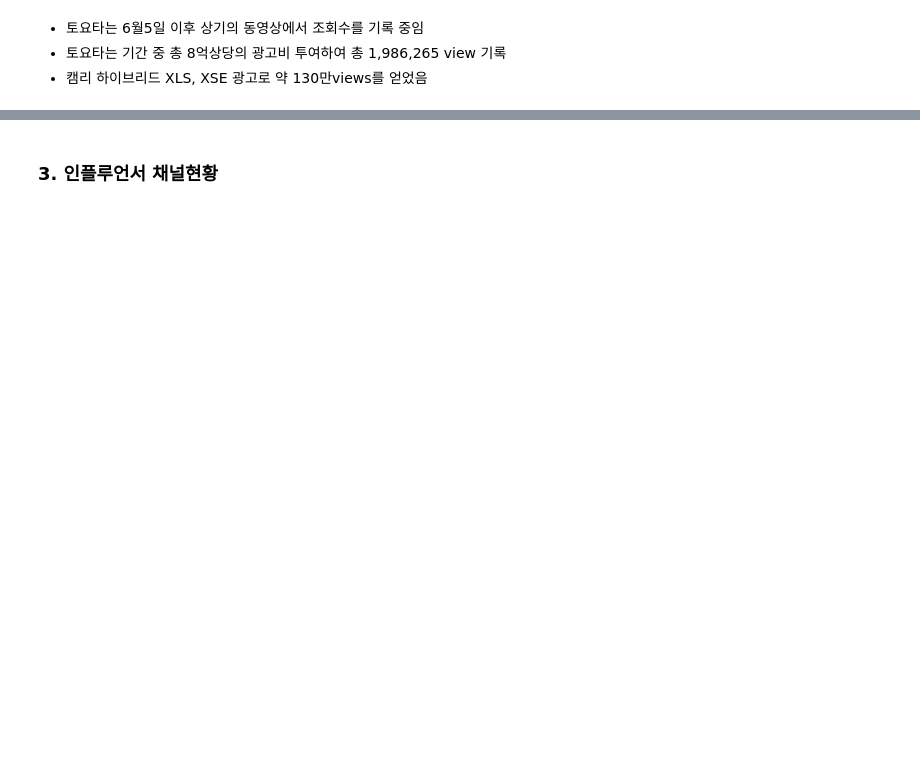
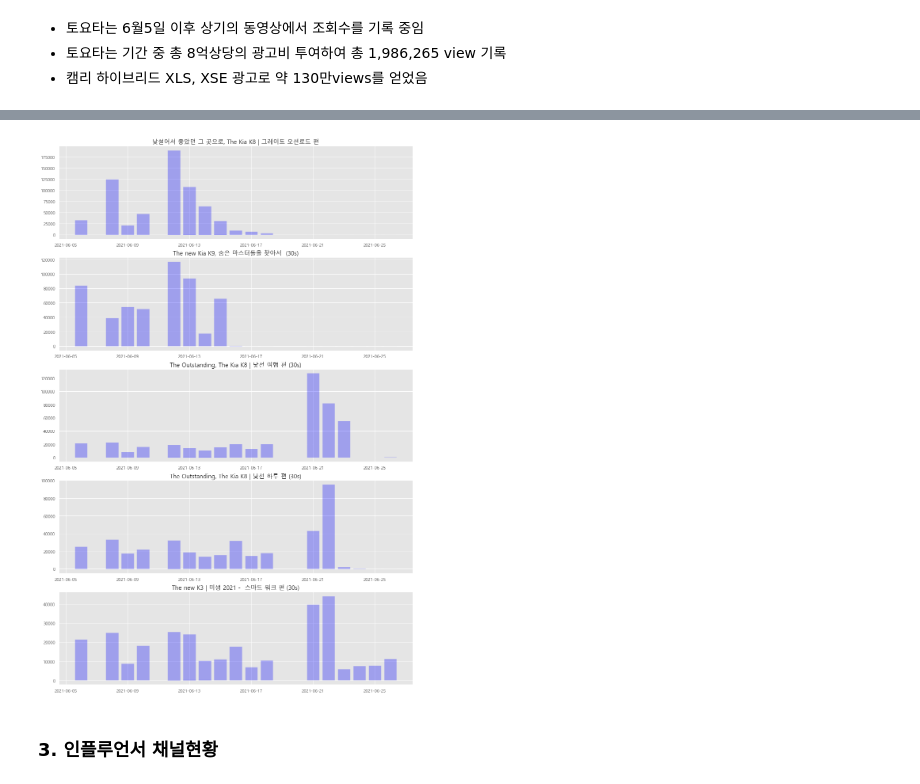
Before and after one commit to JeonghyunKo/crawling-repo-1, a Jupyter notebook: 10_Dashboard.ipynb, the cells around one changed output, grey strips where cells are left out. Drawn from its saved outputs; the diff is of its cells as text; code cells hidden in the pictures; blank space fills up the shorter version.

```diff
--- a/10_Dashboard.ipynb
+++ b/10_Dashboard.ipynb
@@ -562,0 +522,5 @@ rlt8[rlt8['Video_title'] == v_titles[13]][["Timestamp", 'views', 'dff_views']] #
+# %%
+#최근 조횟수 TOP5
+sum_titles = rlt8[["Video_title", "dff_views"]].groupby(['Video_title']).agg([np.sum])
+sum_titles['Video_title'] = sum_titles.index
+sum_titles['dff_views'].sort_values(by = 'sum', ascending=False)[0:5]
@@ -563,3 +535,22 @@ rlt8[rlt8['Video_title'] == v_titles[13]][["Timestamp", 'views', 'dff_views']] #
+# %%
+last_pub = rlt8["Pub_date"].unique()[0] # 최근게시일 / 토요타는 가장 최근 업로드 시점이 6월4일
+last_date = rlt8['Timestamp'].unique()[-1] # 최근날짜  / 토요타채널의 가장 최근 크롤링 시점은 6월23일
+
+
+# 조회수 상위5개 동영상 리스트
+Video_list = sum_titles['dff_views'].sort_values(by = 'sum', ascending=False)[0:5].index
+
+rlt8[(rlt8["Pub_date"] == last_pub) & (rlt8["Timestamp"] == last_date)][["Video_title", "Pub_date", "views", "likes", "dislikes"]]
+
+fig = plt.figure(figsize=(16,25))
+plt.style.use('ggplot')
+for i in range(0,len(Video_list)):
+    v_title = rlt8[rlt8['Video_title'] == Video_list[i]][["Timestamp", 'views', 'dff_views']]
+    plt.subplot(len(Video_list),1,i+1)
+    plt.bar(v_title['Timestamp'], v_title['dff_views'], color='blue', alpha=0.3)
+    plt.title(Video_list[i], fontsize=15)
+# %% [output]
+[figure, added]
 # %%
 # 브랜드동영상별 좋아요,싫어요 반응
 # %% [markdown]
```
Also changed, not shown: parts of 10 cells of this notebook.
